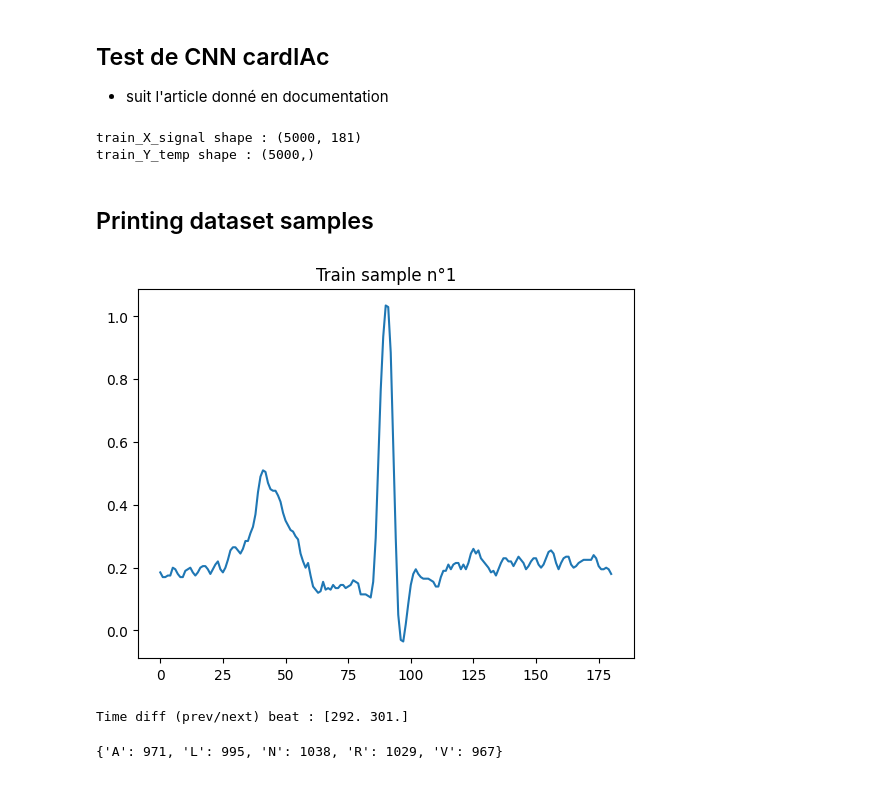
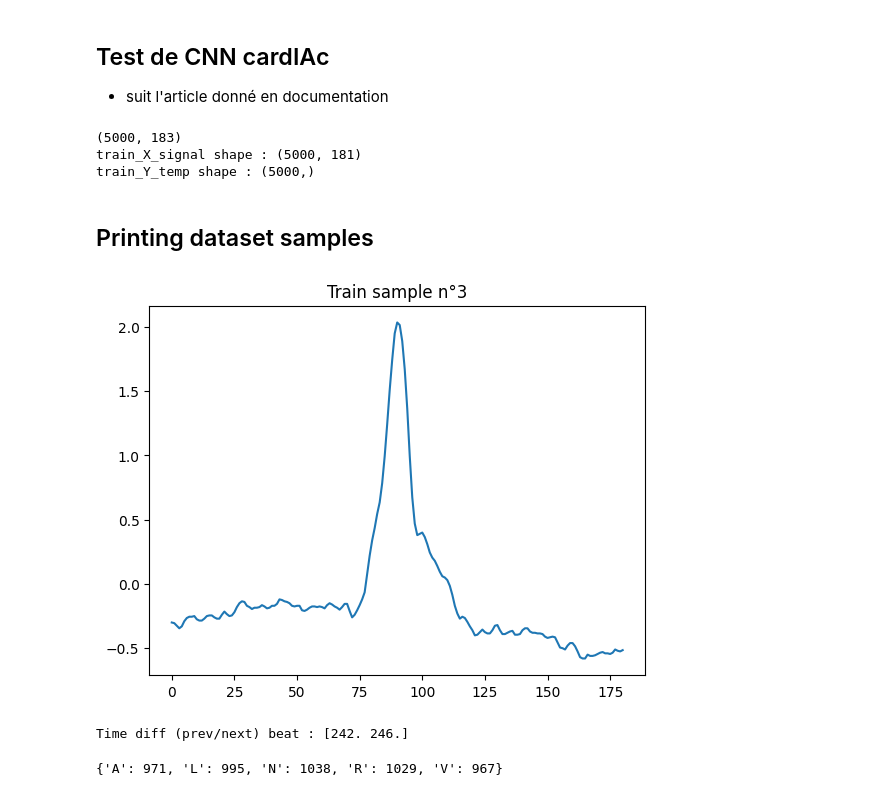
Before and after one commit to kez97460/cardIAc, a Jupyter notebook: neural_network/Notebooks_Kez/CNN.ipynb, the cells around one changed output. Drawn from its saved outputs; the diff is of its cells as text; code cells hidden in the pictures.

Commit message:
fix datasets

```diff
--- a/neural_network/Notebooks_Kez/CNN.ipynb
+++ b/neural_network/Notebooks_Kez/CNN.ipynb
@@ -12,7 +18,10 @@ import serial
 path_to_datasets = "../../neural_network/dataset_publications/datas/train_data"
 
 # Training data
-train_X_val = np.load(f"{path_to_datasets}/X_val.npy")
+train_X_val = np.load(f"{path_to_datasets}/X.npy")
+
+print(train_X_val.shape)
+
 train_X_signal = train_X_val[::,:-2] # remove frequency at the end to get a good looking signal
 train_X_freq = train_X_val[::,-2:] # frequency handled separately
 print("train_X_signal shape :", train_X_signal.shape)
@@ -24,6 +33,7 @@ print("train_Y_temp shape :", train_Y_temp.shape)
 test_X_PCA = np.load(f"{path_to_datasets}/X_test.npy")
 test_Y_temp = np.load(f"{path_to_datasets}/y_test.npy")
 # %% [output]
+(5000, 183)
 train_X_signal shape : (5000, 181)
 train_Y_temp shape : (5000,)
 # %%
@@ -60,16 +70,17 @@ test_Y = vectorize_Y(test_Y_temp)
 # %% [markdown]
 ## Printing dataset samples
 # %%
-index_shown = 1
+index_shown = 3
 
 plt.plot(np.arange(0, train_X_signal.shape[1]), train_X_signal[index_shown])
+
 plt.title(f"Train sample n°{index_shown}")
 plt.show()
 
 print(f"Time diff (prev/next) beat : {train_X_freq[index_shown]}")
 # %% [output]
-[figure, old version]
+[figure, new version]
-Time diff (prev/next) beat : [292. 301.]
+Time diff (prev/next) beat : [242. 246.]
 # %%
 # Comptage des différentes classifications
 
```
Also changed, not shown: parts of 5 cells of this notebook, 4 other files.
